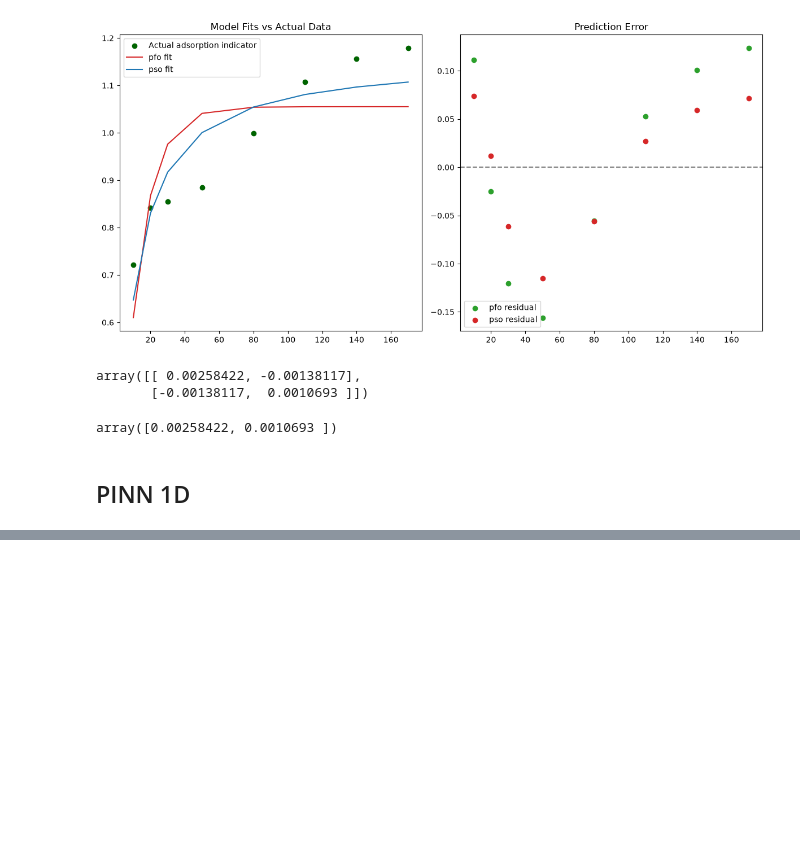
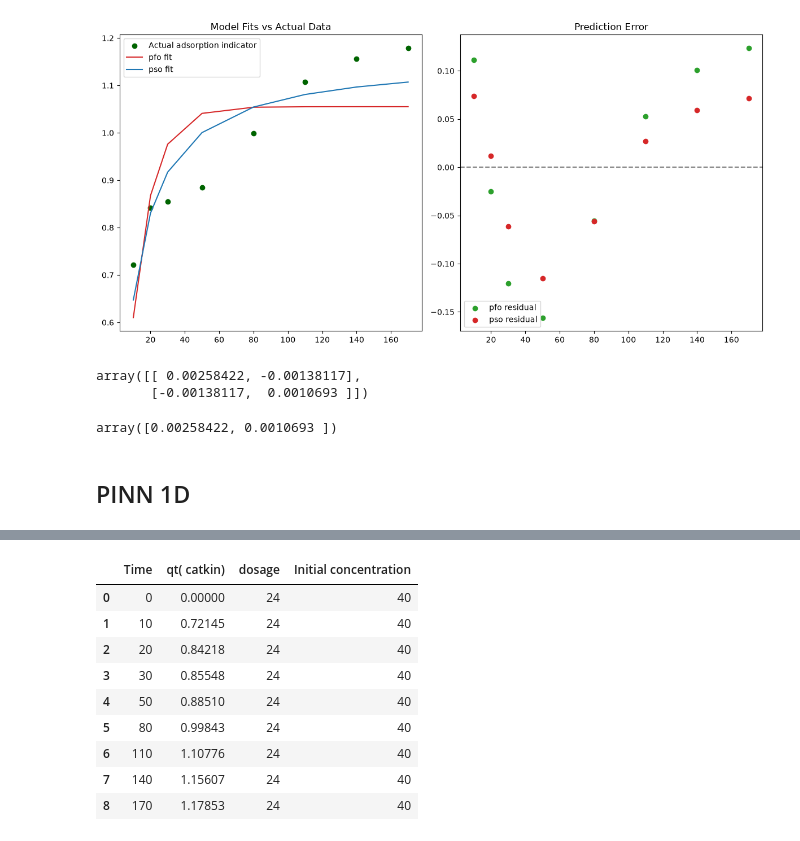
Before and after one commit to Tinonturja/Catkin_Biofilm_Adsorption, a Jupyter notebook: labaratory.ipynb, the cells around one changed output, grey strips where cells are left out. Saved outputs shown, nothing was run; the diff lists cells and outputs as text; code cells hidden in the pictures; blank space fills up the shorter version.

```diff
--- a/labaratory.ipynb
+++ b/labaratory.ipynb
@@ -811,0 +913,16 @@ AttributeError: 'StandardScaler' object has no attribute 'std_'
+# %%
+catkin_kinetics_df = kinetics_df.copy()
+catkin_kinetics_df["dosage"] = 24
+catkin_kinetics_df['Initial concentration'] = 40
+catkin_kinetics_df
+# %% [output]
+|  | Time | qt( catkin) | dosage | Initial concentration |
+| 0 | 0 | 0.00000 | 24 | 40 |
+| 1 | 10 | 0.72145 | 24 | 40 |
+| 2 | 20 | 0.84218 | 24 | 40 |
+| 3 | 30 | 0.85548 | 24 | 40 |
+| 4 | 50 | 0.88510 | 24 | 40 |
+| 5 | 80 | 0.99843 | 24 | 40 |
+| 6 | 110 | 1.10776 | 24 | 40 |
+| 7 | 140 | 1.15607 | 24 | 40 |
+| 8 | 170 | 1.17853 | 24 | 40 |
```
Also changed, not shown: parts of 21 cells of this notebook.
